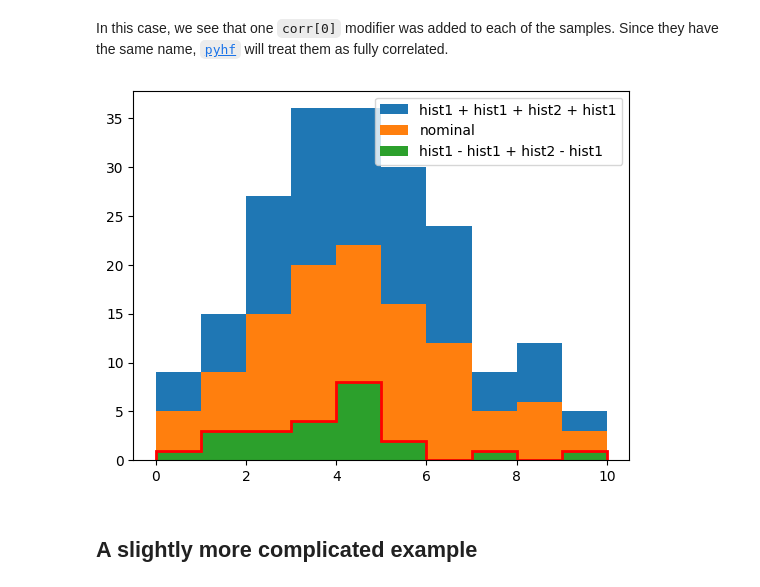
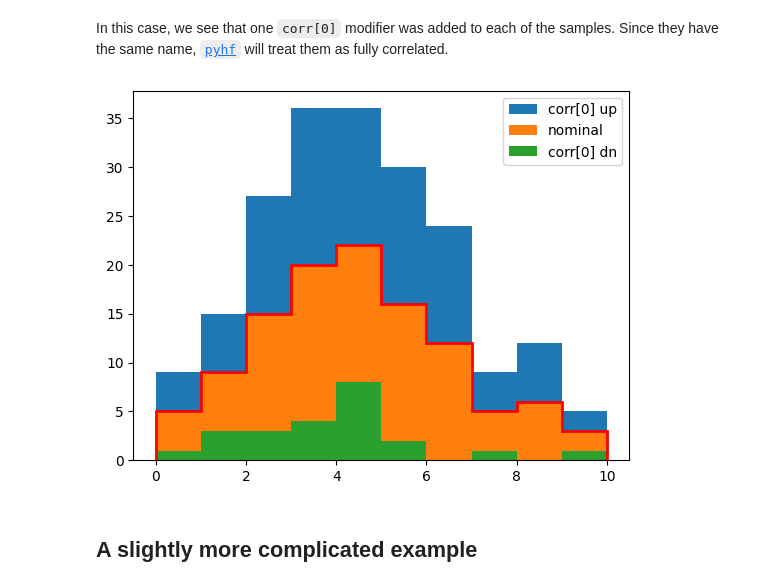
Before and after one commit to lorenzennio/pyhfcorr, a Jupyter notebook: examples.ipynb, the cells around one changed output. Saved outputs shown, nothing was run; the diff lists cells and outputs as text; code cells hidden in the pictures.

Commit message:
call parameters with model slices

```diff
--- a/examples.ipynb
+++ b/examples.ipynb
@@ -342,21 +342,21 @@ Processing correlations ...
 # %% [markdown]
 In this case, we see that one `corr[0]` modifier was added to each of the samples. Since they have the same name, [`pyhf`](https://pyhf.readthedocs.io) will treat them as fully correlated.
 # %%
-plt.stairs(hist1 + hist1 + hist2 + hist1, bins, fill = True, label = "hist1 + hist1 + hist2 + hist1")
+plt.stairs(hist1 + hist1 + hist2 + hist1, bins, fill = True, label = "corr[0] up")
 plt.stairs(hist2 + hist1, bins, fill = True, label = "nominal")
-plt.stairs(hist1 - hist1 + hist2 - hist1, bins, fill=True, label = "hist1 - hist1 + hist2 - hist1")
+plt.stairs(hist1 - hist1 + hist2 - hist1, bins, fill=True, label = "corr[0] dn")
 
 initial_parameters = new_model.config.suggested_init()
 
 # we can set corr[0] to (-1, 0, +1) to check the agreement with the expectation
-initial_parameters[0] = -1.
+initial_parameters[new_model.config.par_slice('corr[0]').start] = 0.
 
 plt.stairs(new_model.expected_data(initial_parameters, include_auxdata=False), bins, linewidth=2, color='r')
 
 plt.legend()
 plt.show()
 # %% [output]
-[figure, old version]
+[figure, new version]
 # %% [markdown]
 ## A slightly more complicated example
 # %%
```
Also changed, not shown: parts of 3 cells of this notebook.
